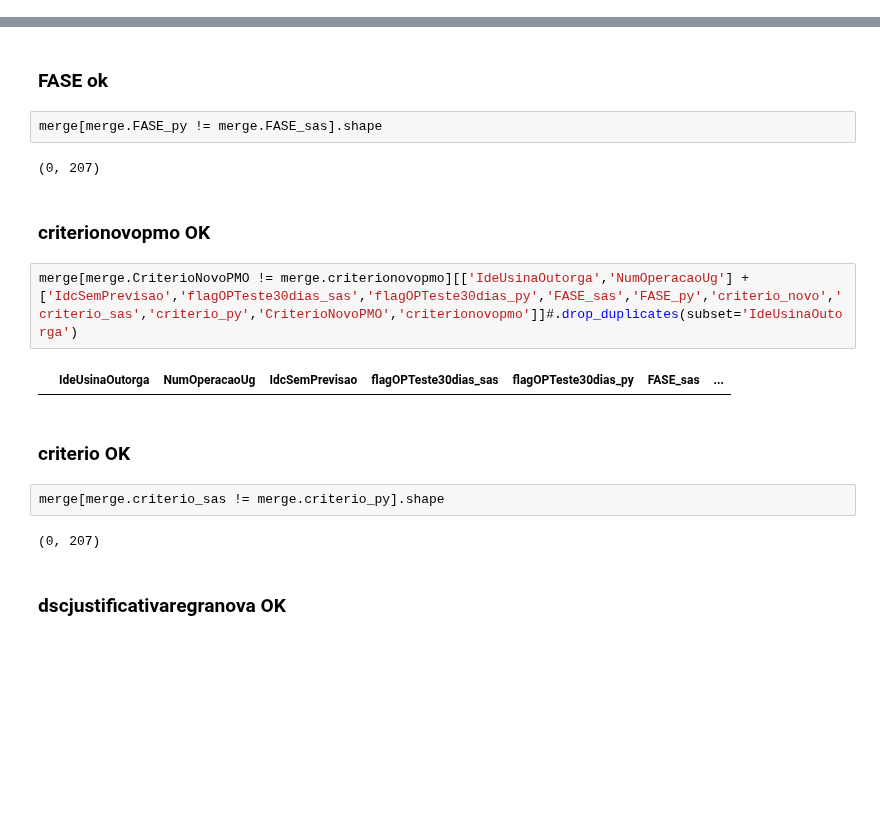
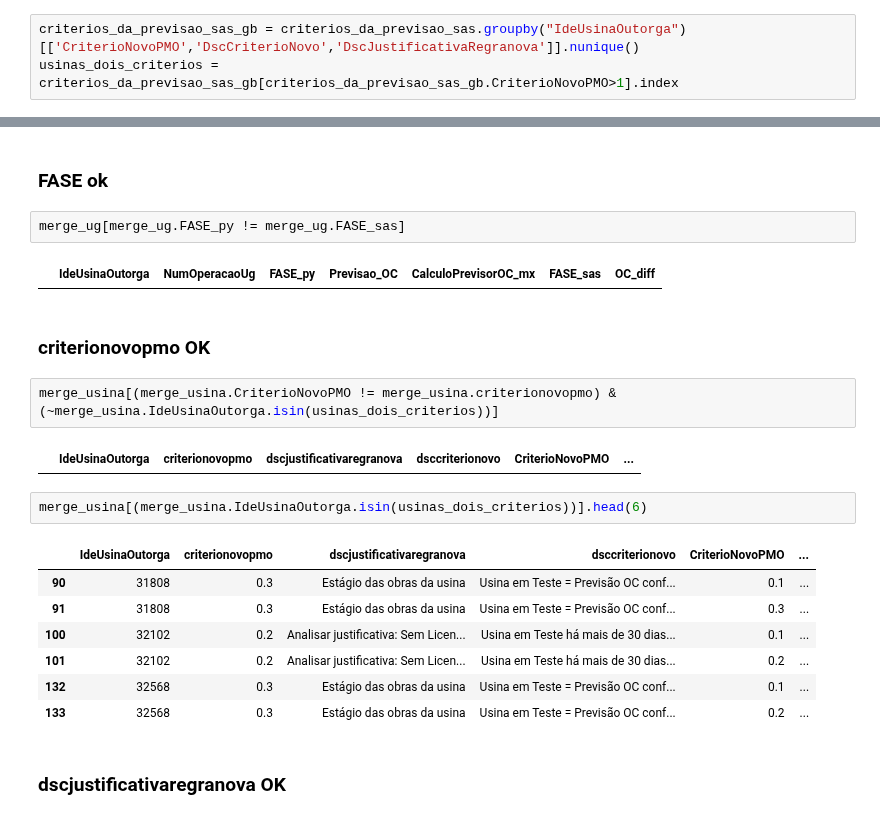
Before and after one commit to Vinicius667/Previsor, a Jupyter notebook: App/Previsor_teste3.ipynb, the cells around one changed output, grey strips where cells are left out. Saved outputs shown, nothing was run; the diff lists cells and outputs as text; blank space fills up the shorter version.

```diff
--- a/App/Previsor_teste3.ipynb
+++ b/App/Previsor_teste3.ipynb
@@ -666,3 +459,6 @@ criterios_da_previsao_sas.DscCriterioNovo = criterios_da_previsao_sas.DscCriteri
 
 criterios_da_previsao_sas.DscCriterioNovo = criterios_da_previsao_sas.DscCriterioNovo.str.replace('_x003D_','=')
 criterios_da_previsao_sas.DscCriterioNovo = criterios_da_previsao_sas.DscCriterioNovo.str.replace('_x002C_', ',')
+# %%
+criterios_da_previsao_sas_gb = criterios_da_previsao_sas.groupby("IdeUsinaOutorga")[['CriterioNovoPMO','DscCriterioNovo','DscJustificativaRegranova']].nunique()
+usinas_dois_criterios = criterios_da_previsao_sas_gb[criterios_da_previsao_sas_gb.CriterioNovoPMO>1].index
@@ -689,21 +498,25 @@ merge[['IdeUsinaOutorga','NumOperacaoUg'] + [ 'Previsao_OC','CalculoPrevisorOC_m
 ## Teste critérios
 # %% [markdown]
 ### FASE ok
-# %%
-merge[merge.FASE_py != merge.FASE_sas].shape
-# %% [output]
-(0, 207)
+# %%
+merge_ug[merge_ug.FASE_py != merge_ug.FASE_sas]
+# %% [output]
+|  | IdeUsinaOutorga | NumOperacaoUg | FASE_py | Previsao_OC | CalculoPrevisorOC_mx | FASE_sas | OC_diff |
 # %% [markdown]
 ### criterionovopmo OK
-# %%
-merge[merge.CriterioNovoPMO != merge.criterionovopmo][['IdeUsinaOutorga','NumOperacaoUg'] + ['IdcSemPrevisao','flagOPTeste30dias_sas','flagOPTeste30dias_py','FASE_sas','FASE_py','criterio_novo','criterio_sas','criterio_py','CriterioNovoPMO','criterionovopmo']]#.drop_duplicates(subset='IdeUsinaOutorga')
-# %% [output]
-|  | IdeUsinaOutorga | NumOperacaoUg | IdcSemPrevisao | flagOPTeste30dias_sas | flagOPTeste30dias_py | FASE_sas | ... |
-# %% [markdown]
-### criterio OK
-# %%
-merge[merge.criterio_sas != merge.criterio_py].shape
-# %% [output]
-(0, 207)
+# %%
+merge_usina[(merge_usina.CriterioNovoPMO != merge_usina.criterionovopmo) & (~merge_usina.IdeUsinaOutorga.isin(usinas_dois_criterios))]
+# %% [output]
+|  | IdeUsinaOutorga | criterionovopmo | dscjustificativaregranova | dsccriterionovo | CriterioNovoPMO | ... |
+# %%
+merge_usina[(merge_usina.IdeUsinaOutorga.isin(usinas_dois_criterios))].head(6)
+# %% [output]
+|  | IdeUsinaOutorga | criterionovopmo | dscjustificativaregranova | dsccriterionovo | CriterioNovoPMO | ... |
+| 90 | 31808 | 0.3 | Estágio das obras da usina | Usina em Teste = Previsão OC conf... | 0.1 | ... |
+| 91 | 31808 | 0.3 | Estágio das obras da usina | Usina em Teste = Previsão OC conf... | 0.3 | ... |
+| 100 | 32102 | 0.2 | Analisar justificativa: Sem Licen... | Usina em Teste há mais de 30 dias... | 0.1 | ... |
+| 101 | 32102 | 0.2 | Analisar justificativa: Sem Licen... | Usina em Teste há mais de 30 dias... | 0.2 | ... |
+| 132 | 32568 | 0.3 | Estágio das obras da usina | Usina em Teste = Previsão OC conf... | 0.1 | ... |
+| 133 | 32568 | 0.3 | Estágio das obras da usina | Usina em Teste = Previsão OC conf... | 0.2 | ... |
 # %% [markdown]
 ### dscjustificativaregranova OK
```
Also changed, not shown: parts of 27 cells of this notebook.
